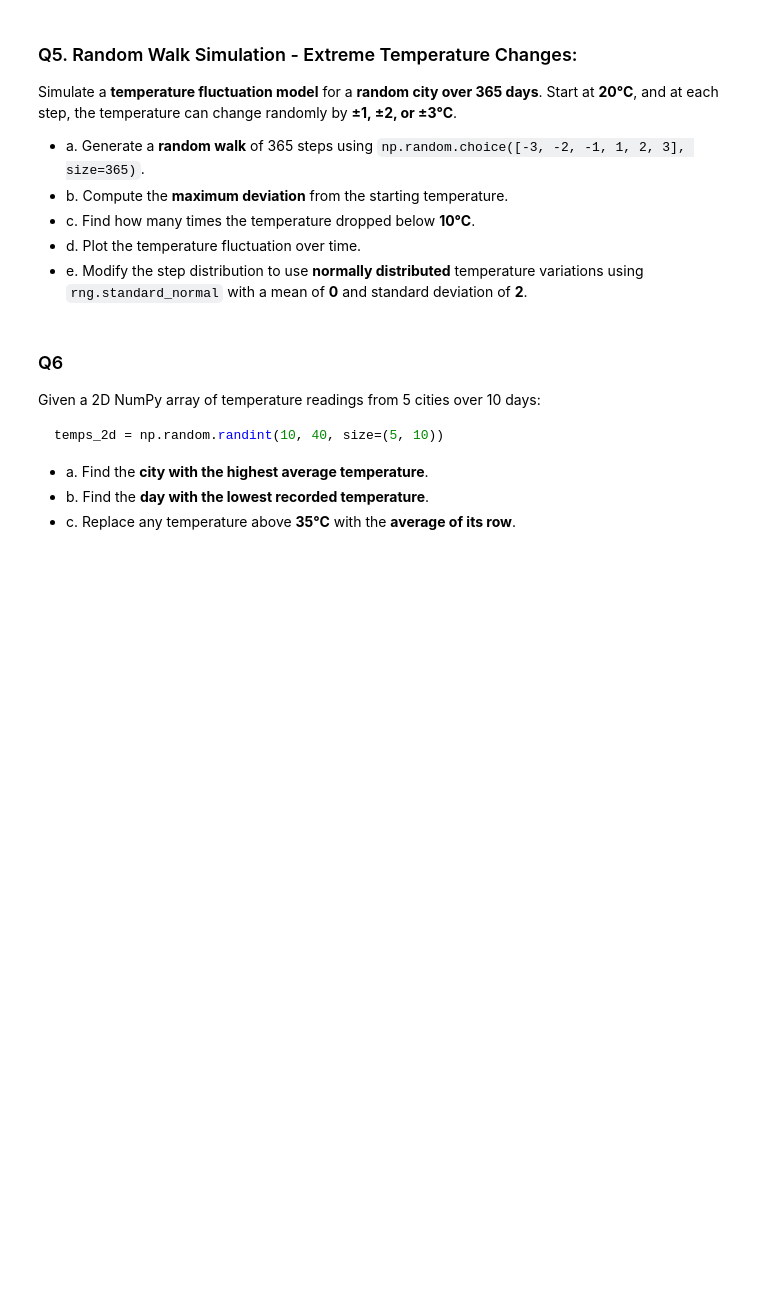
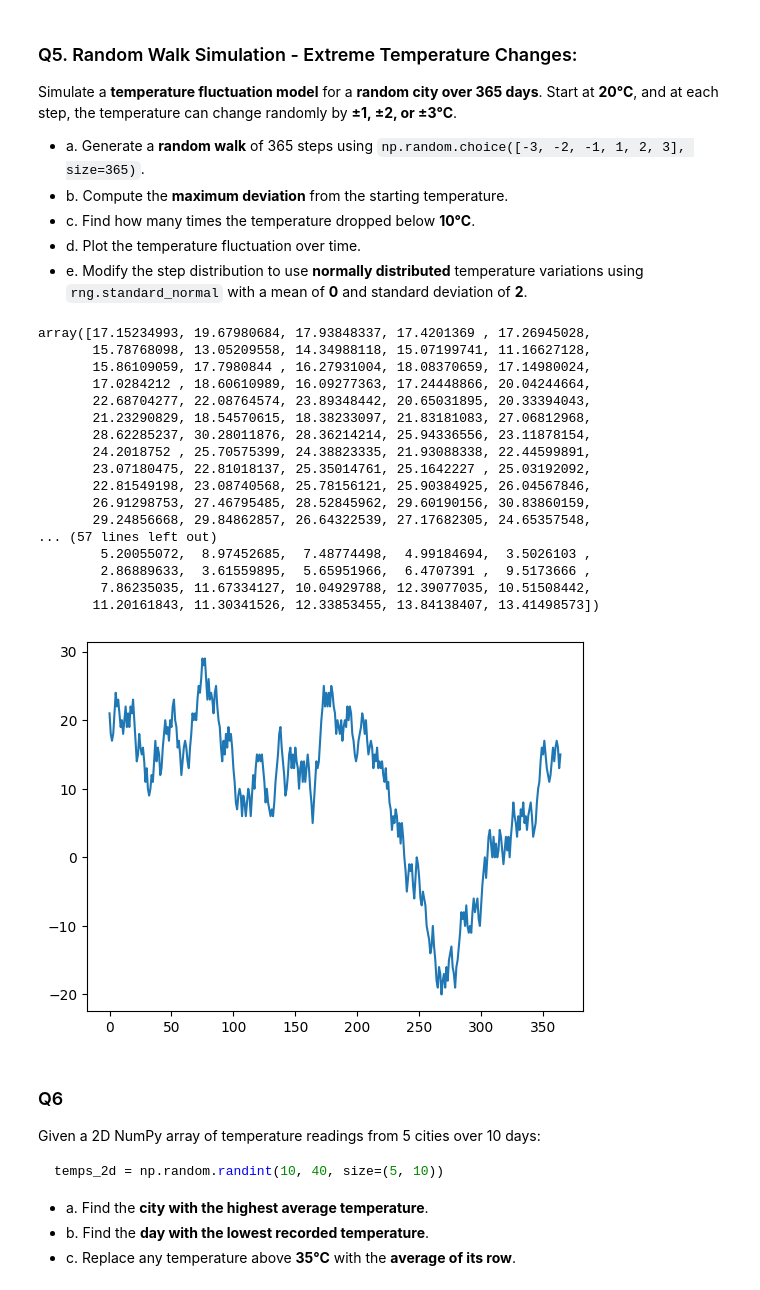
Before and after one commit to KyleJennings04/HW-1, a Jupyter notebook: HW1 (4).ipynb, the cells around one changed output. Cells and saved outputs as stored; diff of their text form; code cells hidden in the pictures; blank space fills up the shorter version.

```diff
--- a/HW1 (4).ipynb
+++ b/HW1 (4).ipynb
@@ -91,3 +164,42 @@ Simulate a **temperature fluctuation model** for a **random city over 365 days**
+# %%
+#     **Solution**
+# Type your solution here.
+import numpy as np
+import matplotlib.pyplot as plt
+steps = np.random.choice([-3, -2, -1, 1, 2, 3], size=365)
+walk = steps.cumsum()
+temp = walk + 20
+walk.max()
+counter = 0
+for value in temp:
+    if value < 10:
+        counter += 1
+counter
+plt.plot(temp)
+rng = np.random.default_rng(seed=12345)
+new_steps = rng.normal(0, 2, size=365)
+new_walk = new_steps.cumsum()
+new_temp = new_walk + 20
+new_temp
+# %% [output]
+array([17.15234993, 19.67980684, 17.93848337, 17.4201369 , 17.26945028,
+       15.78768098, 13.05209558, 14.34988118, 15.07199741, 11.16627128,
+       15.86109059, 17.7980844 , 16.27931004, 18.08370659, 17.14980024,
+       17.0284212 , 18.60610989, 16.09277363, 17.24448866, 20.04244664,
+       22.68704277, 22.08764574, 23.89348442, 20.65031895, 20.33394043,
+       21.23290829, 18.54570615, 18.38233097, 21.83181083, 27.06812968,
+       28.62285237, 30.28011876, 28.36214214, 25.94336556, 23.11878154,
+       24.2018752 , 25.70575399, 24.38823335, 21.93088338, 22.44599891,
+       23.07180475, 22.81018137, 25.35014761, 25.1642227 , 25.03192092,
+       22.81549198, 23.08740568, 25.78156121, 25.90384925, 26.04567846,
+       26.91298753, 27.46795485, 28.52845962, 29.60190156, 30.83860159,
+       29.24856668, 29.84862857, 26.64322539, 27.17682305, 24.65357548,
+... (57 lines left out)
+        5.20055072,  8.97452685,  7.48774498,  4.99184694,  3.5026103 ,
+        2.86889633,  3.61559895,  5.65951966,  6.4707391 ,  9.5173666 ,
+        7.86235035, 11.67334127, 10.04929788, 12.39077035, 10.51508442,
+       11.20161843, 11.30341526, 12.33853455, 13.84138407, 13.41498573])
+[figure, added]
 # %% [markdown]
 ### Q6
 Given a 2D NumPy array of temperature readings from 5 cities over 10 days:
```
Also changed, not shown: parts of 11 cells of this notebook.
